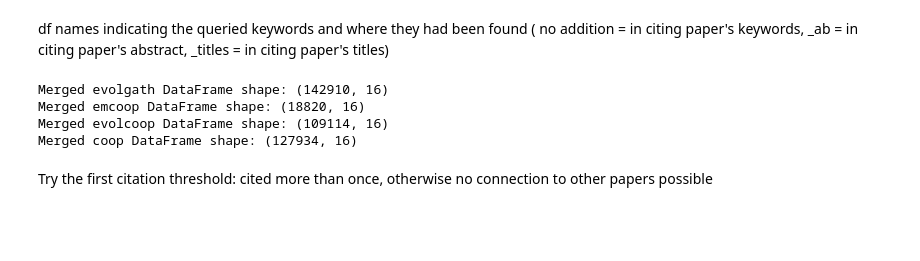
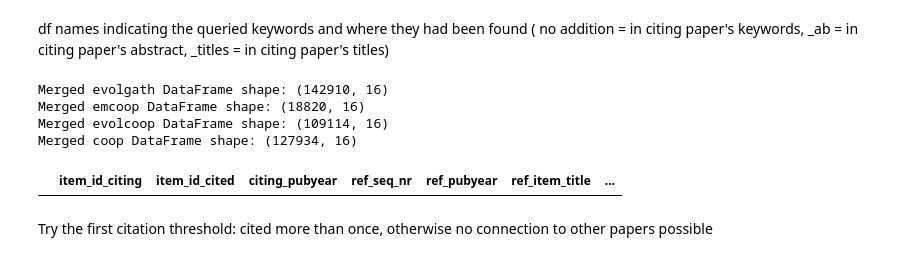
Before and after one commit to vivkow/Evolgath, a Jupyter notebook: New Keywords Refs clean.ipynb, the cells around one changed output. Saved outputs shown, nothing was run; the diff lists cells and outputs as text; code cells hidden in the pictures; blank space fills up the shorter version.

```diff
--- a/New Keywords Refs clean.ipynb
+++ b/New Keywords Refs clean.ipynb
@@ -38,6 +38,10 @@ Merged evolgath DataFrame shape: (142910, 16)
 Merged emcoop DataFrame shape: (18820, 16)
 Merged evolcoop DataFrame shape: (109114, 16)
 Merged coop DataFrame shape: (127934, 16)
+# %%
+merged_coop.loc[merged_coop['ref_item_title'] == 'adaptive dynamics, a geometrical study of the consequences of nearly faithful reproduction']
+# %% [output]
+|  | item_id_citing | item_id_cited | citing_pubyear | ref_seq_nr | ref_pubyear | ref_item_title | ... |
 # %%
 # add column with lower case titles
 merged_evolgath['title_lower'] = merged_evolgath['ref_item_title'].str.lower()
```
Also changed, not shown: parts of 7 cells of this notebook.
